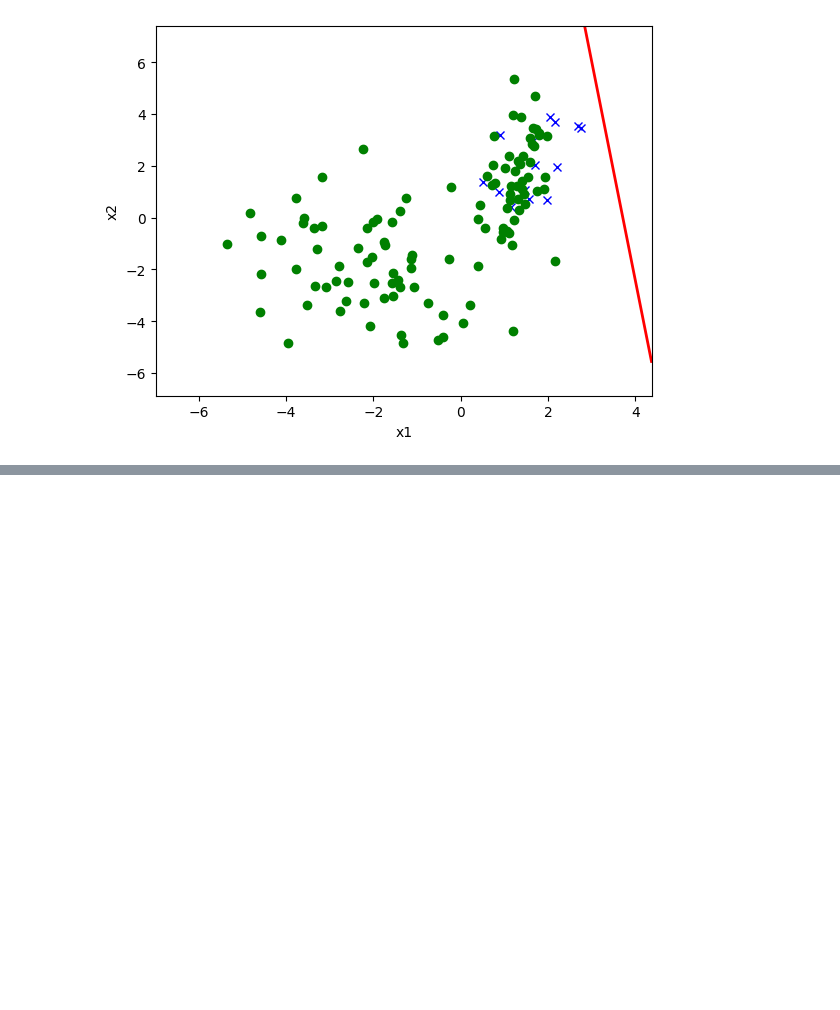
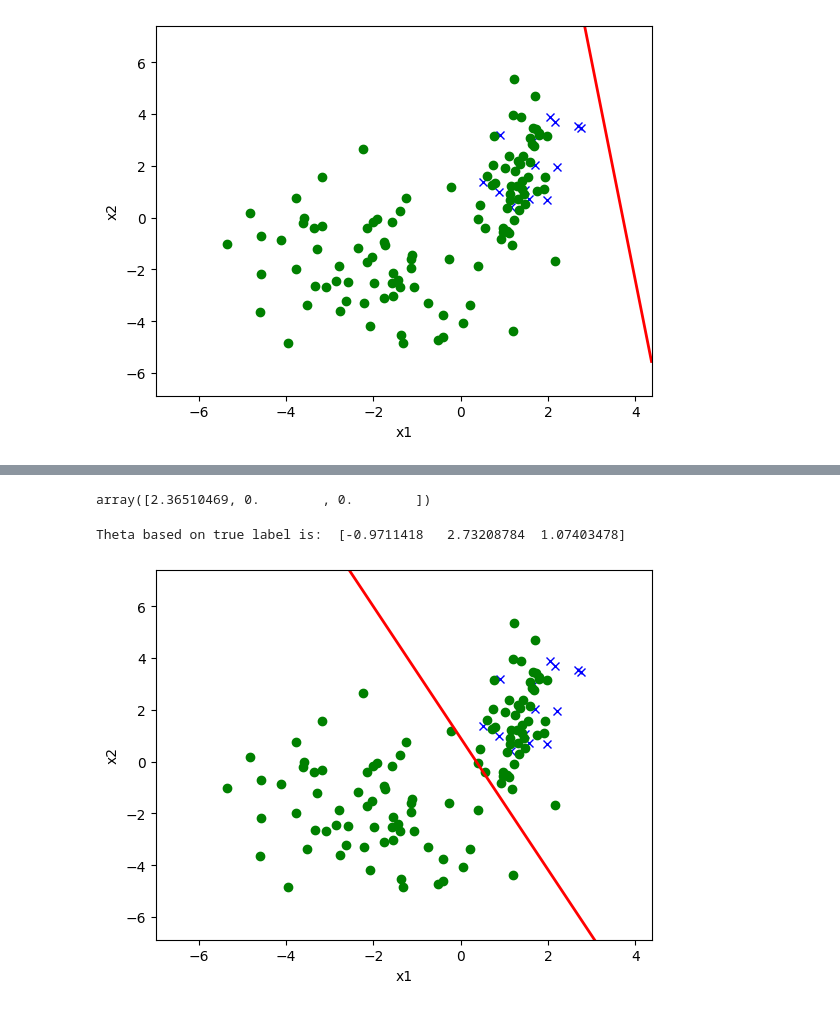
Before and after one commit to meganzj/Machine-Learning-cs229-2018, a Jupyter notebook: problem-sets/PS1/src/pset1-coding-jz.ipynb, the cells around one changed output, grey strips where cells are left out. Saved outputs shown, nothing was run; the diff lists cells and outputs as text; code cells hidden in the pictures; blank space fills up the shorter version.

```diff
--- a/problem-sets/PS1/src/pset1-coding-jz.ipynb
+++ b/problem-sets/PS1/src/pset1-coding-jz.ipynb
@@ -434,0 +464,5 @@ Theta based on y label is:  [-2.91607454  0.78596651  0.09282768]
+# %%
+theta_0_adj_factor = np.log(2/alpha-1)
+theta_0_adj_factor * np.array([1,0,0])
+# %% [output]
+array([2.36510469, 0.        , 0.        ])
@@ -434,0 +471,6 @@ Theta based on y label is:  [-2.91607454  0.78596651  0.09282768]
+# %%
+util.plot(x_test, y_test, model.theta)
+print("Theta based on true label is: ", model.theta)
+# %% [output]
+Theta based on true label is:  [-0.9711418   2.73208784  1.07403478]
+[figure, added]
```
Also changed, not shown: parts of 20 cells of this notebook, 2 other files.
